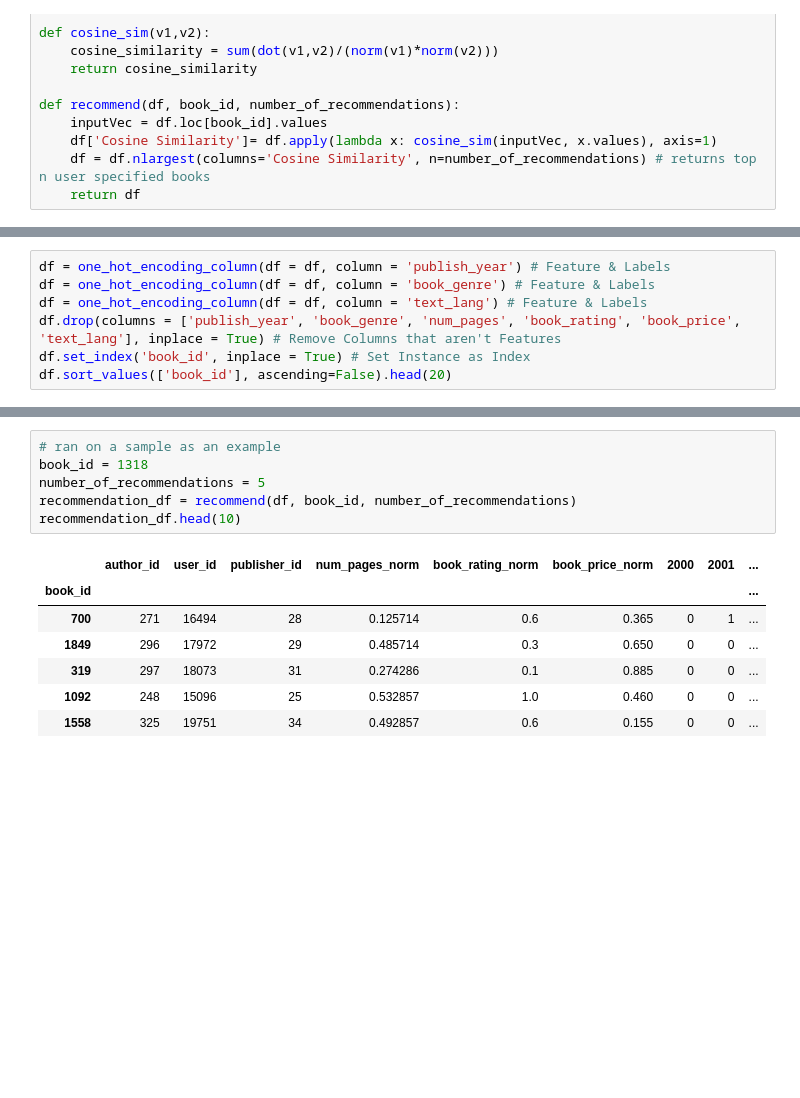
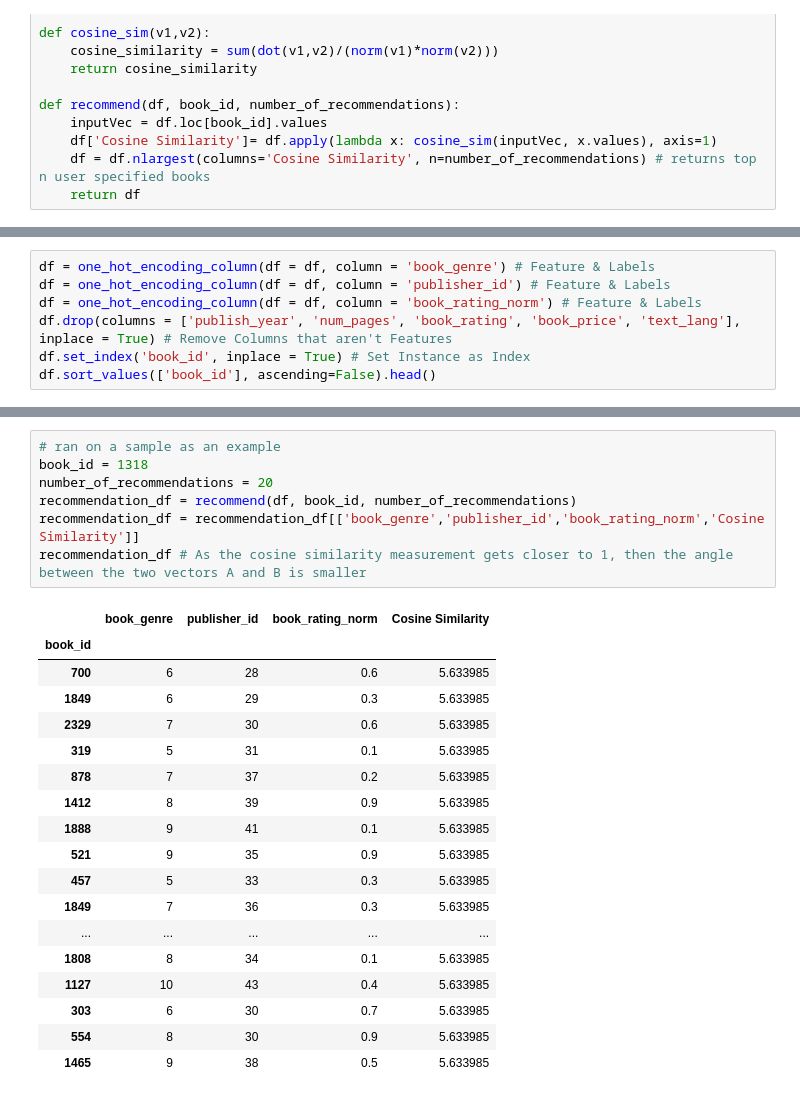
Before and after one commit to patrick-stephens-git/recommender-systems, a Jupyter notebook: content-based-filtering-recommender-system-(one-hot-encoding)/content-based-filtering-recommender-system-(one-hot-encoding).ipynb, the cells around one changed output, grey strips where cells are left out. Drawn from its saved outputs; the diff is of its cells as text; blank space fills up the shorter version.

```diff
--- a/content-based-filtering-recommender-system-(one-hot-encoding)/content-based-filtering-recommender-system-(one-hot-encoding).ipynb
+++ b/content-based-filtering-recommender-system-(one-hot-encoding)/content-based-filtering-recommender-system-(one-hot-encoding).ipynb
@@ -62,8 +62,8 @@ Dataset Shape: (100000, 13)
 # %%
-df = one_hot_encoding_column(df = df, column = 'publish_year') # Feature & Labels
 df = one_hot_encoding_column(df = df, column = 'book_genre') # Feature & Labels
-df = one_hot_encoding_column(df = df, column = 'text_lang') # Feature & Labels
-df.drop(columns = ['publish_year', 'book_genre', 'num_pages', 'book_rating', 'book_price', 'text_lang'], inplace = True) # Remove Columns that aren't Features
+df = one_hot_encoding_column(df = df, column = 'publisher_id') # Feature & Labels
+df = one_hot_encoding_column(df = df, column = 'book_rating_norm') # Feature & Labels
+df.drop(columns = ['publish_year', 'num_pages', 'book_rating', 'book_price', 'text_lang'], inplace = True) # Remove Columns that aren't Features
 df.set_index('book_id', inplace = True) # Set Instance as Index
-df.sort_values(['book_id'], ascending=False).head(20)
+df.sort_values(['book_id'], ascending=False).head()
 # %% [output]
@@ -102,17 +103,29 @@ recommendation_df.head(10)
 # %%
 # ran on a sample as an example
 book_id = 1318
-number_of_recommendations = 5
+number_of_recommendations = 20
 recommendation_df = recommend(df, book_id, number_of_recommendations)
-recommendation_df.head(10)
+recommendation_df = recommendation_df[['book_genre','publisher_id','book_rating_norm','Cosine Similarity']]
+recommendation_df # As the cosine similarity measurement gets closer to 1, then the angle between the two vectors A and B is smaller
 # %% [output]
-|  | author_id | user_id | publisher_id | num_pages_norm | book_rating_norm | book_price_norm | 2000 | 2001 | ... |
-| book_id |  |  |  |  |  |  |  |  | ... |
-| 700 | 271 | 16494 | 28 | 0.125714 | 0.6 | 0.365 | 0 | 1 | ... |
-| 1849 | 296 | 17972 | 29 | 0.485714 | 0.3 | 0.650 | 0 | 0 | ... |
-| 319 | 297 | 18073 | 31 | 0.274286 | 0.1 | 0.885 | 0 | 0 | ... |
-| 1092 | 248 | 15096 | 25 | 0.532857 | 1.0 | 0.460 | 0 | 0 | ... |
-| 1558 | 325 | 19751 | 34 | 0.492857 | 0.6 | 0.155 | 0 | 0 | ... |
+|  | book_genre | publisher_id | book_rating_norm | Cosine Similarity |
+| book_id |  |  |  |  |
+| 700 | 6 | 28 | 0.6 | 5.633985 |
+| 1849 | 6 | 29 | 0.3 | 5.633985 |
+| 2329 | 7 | 30 | 0.6 | 5.633985 |
+| 319 | 5 | 31 | 0.1 | 5.633985 |
+| 878 | 7 | 37 | 0.2 | 5.633985 |
+| 1412 | 8 | 39 | 0.9 | 5.633985 |
+| 1888 | 9 | 41 | 0.1 | 5.633985 |
+| 521 | 9 | 35 | 0.9 | 5.633985 |
+| 457 | 5 | 33 | 0.3 | 5.633985 |
+| 1849 | 7 | 36 | 0.3 | 5.633985 |
+| ... | ... | ... | ... | ... |
+| 1808 | 8 | 34 | 0.1 | 5.633985 |
+| 1127 | 10 | 43 | 0.4 | 5.633985 |
+| 303 | 6 | 30 | 0.7 | 5.633985 |
+| 554 | 8 | 30 | 0.9 | 5.633985 |
+| 1465 | 9 | 38 | 0.5 | 5.633985 |
 # %%
 # ran on a sample as an example
 book_id = 700
```
Also changed, not shown: parts of 5 cells of this notebook, 2 other files.
